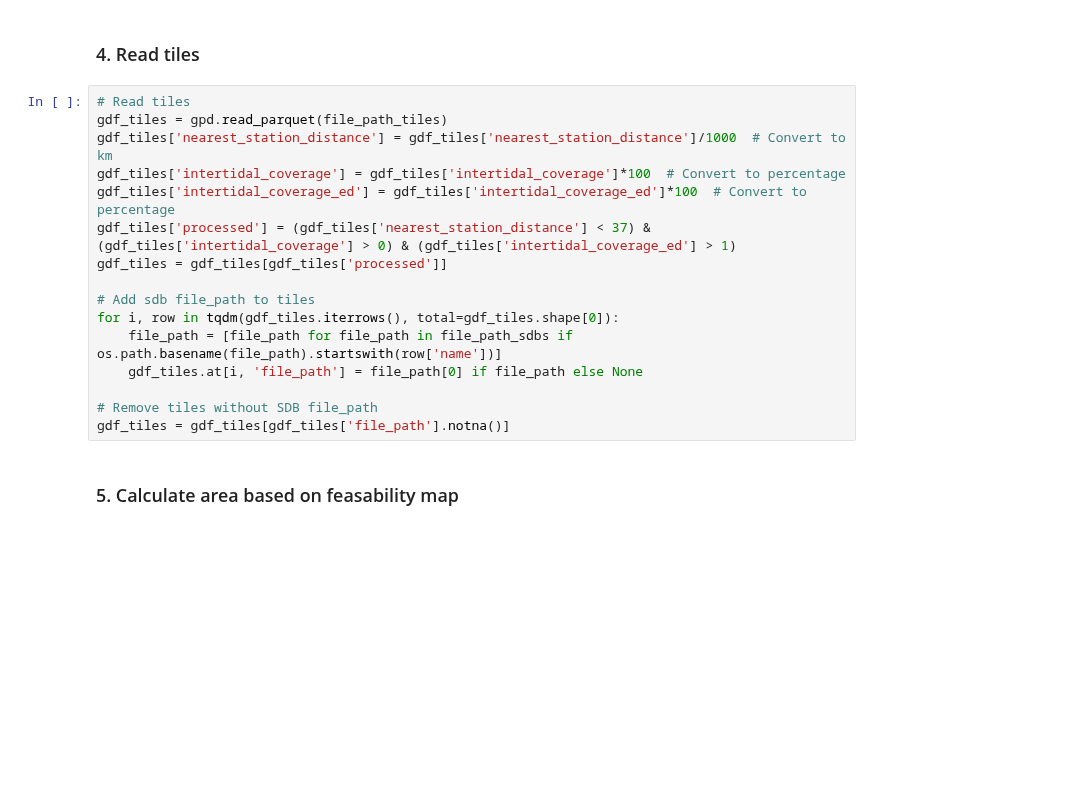
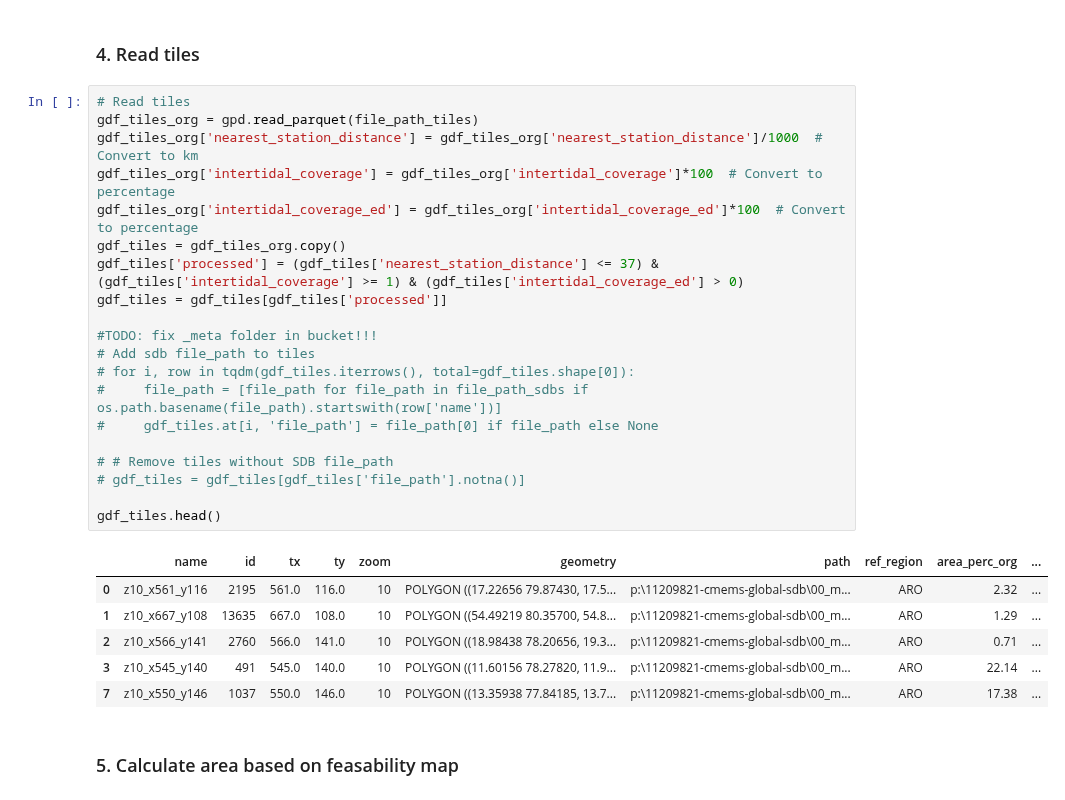
Before and after one commit to openearth/eo-bathymetry, a Jupyter notebook: notebooks/cmems-bathymetry/96_global_coverage.ipynb, the cells around one changed output. Saved outputs shown, nothing was run; the diff lists cells and outputs as text; blank space fills up the shorter version.

```diff
--- a/notebooks/cmems-bathymetry/96_global_coverage.ipynb
+++ b/notebooks/cmems-bathymetry/96_global_coverage.ipynb
@@ -49,20 +46,31 @@ Number of SDB files: 2235
 ### 4. Read tiles
 # %%
 # Read tiles
-gdf_tiles = gpd.read_parquet(file_path_tiles)
-gdf_tiles['nearest_station_distance'] = gdf_tiles['nearest_station_distance']/1000  # Convert to km
-gdf_tiles['intertidal_coverage'] = gdf_tiles['intertidal_coverage']*100  # Convert to percentage
-gdf_tiles['intertidal_coverage_ed'] = gdf_tiles['intertidal_coverage_ed']*100  # Convert to percentage
-gdf_tiles['processed'] = (gdf_tiles['nearest_station_distance'] < 37) & (gdf_tiles['intertidal_coverage'] > 0) & (gdf_tiles['intertidal_coverage_ed'] > 1)
+gdf_tiles_org = gpd.read_parquet(file_path_tiles)
+gdf_tiles_org['nearest_station_distance'] = gdf_tiles_org['nearest_station_distance']/1000  # Convert to km
+gdf_tiles_org['intertidal_coverage'] = gdf_tiles_org['intertidal_coverage']*100  # Convert to percentage
+gdf_tiles_org['intertidal_coverage_ed'] = gdf_tiles_org['intertidal_coverage_ed']*100  # Convert to percentage
+gdf_tiles = gdf_tiles_org.copy()
+gdf_tiles['processed'] = (gdf_tiles['nearest_station_distance'] <= 37) & (gdf_tiles['intertidal_coverage'] >= 1) & (gdf_tiles['intertidal_coverage_ed'] > 0)
 gdf_tiles = gdf_tiles[gdf_tiles['processed']]
 
+#TODO: fix _meta folder in bucket!!!
 # Add sdb file_path to tiles
-for i, row in tqdm(gdf_tiles.iterrows(), total=gdf_tiles.shape[0]):
-    file_path = [file_path for file_path in file_path_sdbs if os.path.basename(file_path).startswith(row['name'])]
-    gdf_tiles.at[i, 'file_path'] = file_path[0] if file_path else None
+# for i, row in tqdm(gdf_tiles.iterrows(), total=gdf_tiles.shape[0]):
+#     file_path = [file_path for file_path in file_path_sdbs if os.path.basename(file_path).startswith(row['name'])]
+#     gdf_tiles.at[i, 'file_path'] = file_path[0] if file_path else None
 
-# Remove tiles without SDB file_path
-gdf_tiles = gdf_tiles[gdf_tiles['file_path'].notna()]
+# # Remove tiles without SDB file_path
+# gdf_tiles = gdf_tiles[gdf_tiles['file_path'].notna()]
+
+gdf_tiles.head()
+# %% [output]
+|  | name | id | tx | ty | zoom | geometry | path | ref_region | area_perc_org | ... |
+| 0 | z10_x561_y116 | 2195 | 561.0 | 116.0 | 10 | POLYGON ((17.22656 79.87430, 17.5... | p:\11209821-cmems-global-sdb\00_m... | ARO | 2.32 | ... |
+| 1 | z10_x667_y108 | 13635 | 667.0 | 108.0 | 10 | POLYGON ((54.49219 80.35700, 54.8... | p:\11209821-cmems-global-sdb\00_m... | ARO | 1.29 | ... |
+| 2 | z10_x566_y141 | 2760 | 566.0 | 141.0 | 10 | POLYGON ((18.98438 78.20656, 19.3... | p:\11209821-cmems-global-sdb\00_m... | ARO | 0.71 | ... |
+| 3 | z10_x545_y140 | 491 | 545.0 | 140.0 | 10 | POLYGON ((11.60156 78.27820, 11.9... | p:\11209821-cmems-global-sdb\00_m... | ARO | 22.14 | ... |
+| 7 | z10_x550_y146 | 1037 | 550.0 | 146.0 | 10 | POLYGON ((13.35938 77.84185, 13.7... | p:\11209821-cmems-global-sdb\00_m... | ARO | 17.38 | ... |
 # %% [markdown]
 ### 5. Calculate area based on feasability map
 # %%
```
Also changed, not shown: parts of 10 cells of this notebook.
